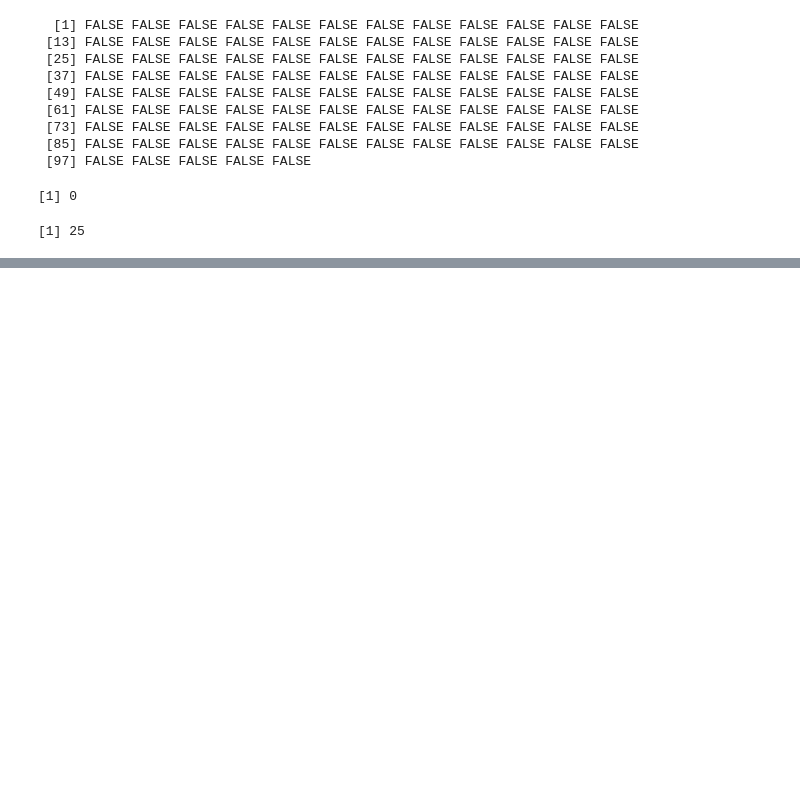
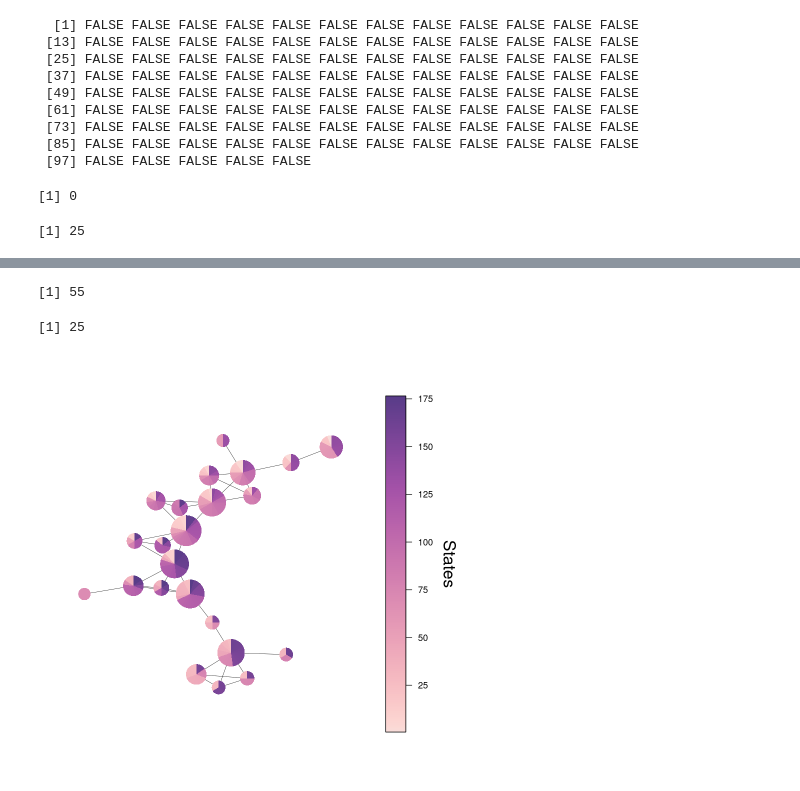
Before and after one commit to aaolaveh/TDA_suspense, a Jupyter notebook: Code/b_Bootstrap(R).ipynb, the cells around one changed output, grey strips where cells are left out. Cells and saved outputs as stored; diff of their text form; code cells hidden in the pictures; blank space fills up the shorter version.

Commit message:
Add files via upload
Generation of nee figure for article

```diff
--- a/Code/b_Bootstrap(R).ipynb
+++ b/Code/b_Bootstrap(R).ipynb
@@ -280,3 +275,0 @@ NULL
-# %%
-graph=m[[i]]$graph
-vert=m[[i]]$vertices
@@ -286,0 +287,51 @@ plot(graph)
+# %%
+25*(3-1) + 5
+# %% [output]
+[1] 55
+# %%
+length(M)
+# %% [output]
+[1] 25
+# %%
+M = readRDS(mappers[[3]])
+m = M[[5]]
+# %%
+x = c(1,0)
+y = c(0,1)
+
+my_layout=layout_with_kk(m$graph)
+# %%
+colors2=list(hcl.colors(176, palette = "PurpOr")[rev(1:176)]) #color for time
+# %%
+time_points=176
+my_make_pie1=make_pie_fun(id,m$vertices,time_points)
+labels=lapply(1:length(m$vertices),toString)
+params = list()
+params[['graph']] = m$graph
+params[['layout']] = my_layout
+params[['pies']] = my_make_pie1(m$vertices)
+params[['size']] = vertex_size(m$vertices)
+params[['colors']] = colors2
+params[['margin']] =c(.2,0,.2,.2)
+params[['pin']]=c(5,5)
+params[['labels']]=NA
+fmax=time_points
+fmin=1
+col=na.omit(unlist(colors2))
+
+ticks=25*(1:7)
+
+labels=sapply(ticks,as.character)
+axis.args=list(at=ticks,labels=labels,cex.axis=0.9)
+layout(matrix(c(1,2),1,2),widths=c(5.5,1.3))
+do.call(plot_mapper_pie,params)
+
+color_bar(zlim=c(fmin,fmax),axis.args=axis.args,width=.25,heigth=.8,col=col,title=NULL,
+                title.side=NULL,title.line=NULL,horizontal=FALSE)
+
+corners = par("usr") #Gets the four corners of plot area (x1, x2, y1, y2)
+par(xpd = TRUE) #Draw outside plot area
+text(x = corners[2]+2.2, y = mean(corners[3:4]),cex=1.7, "States", srt = 270)
+#dev.off()
+# %% [output]
+[figure, added]
```
Also changed, not shown: parts of 10 cells of this notebook, 2 other files.
